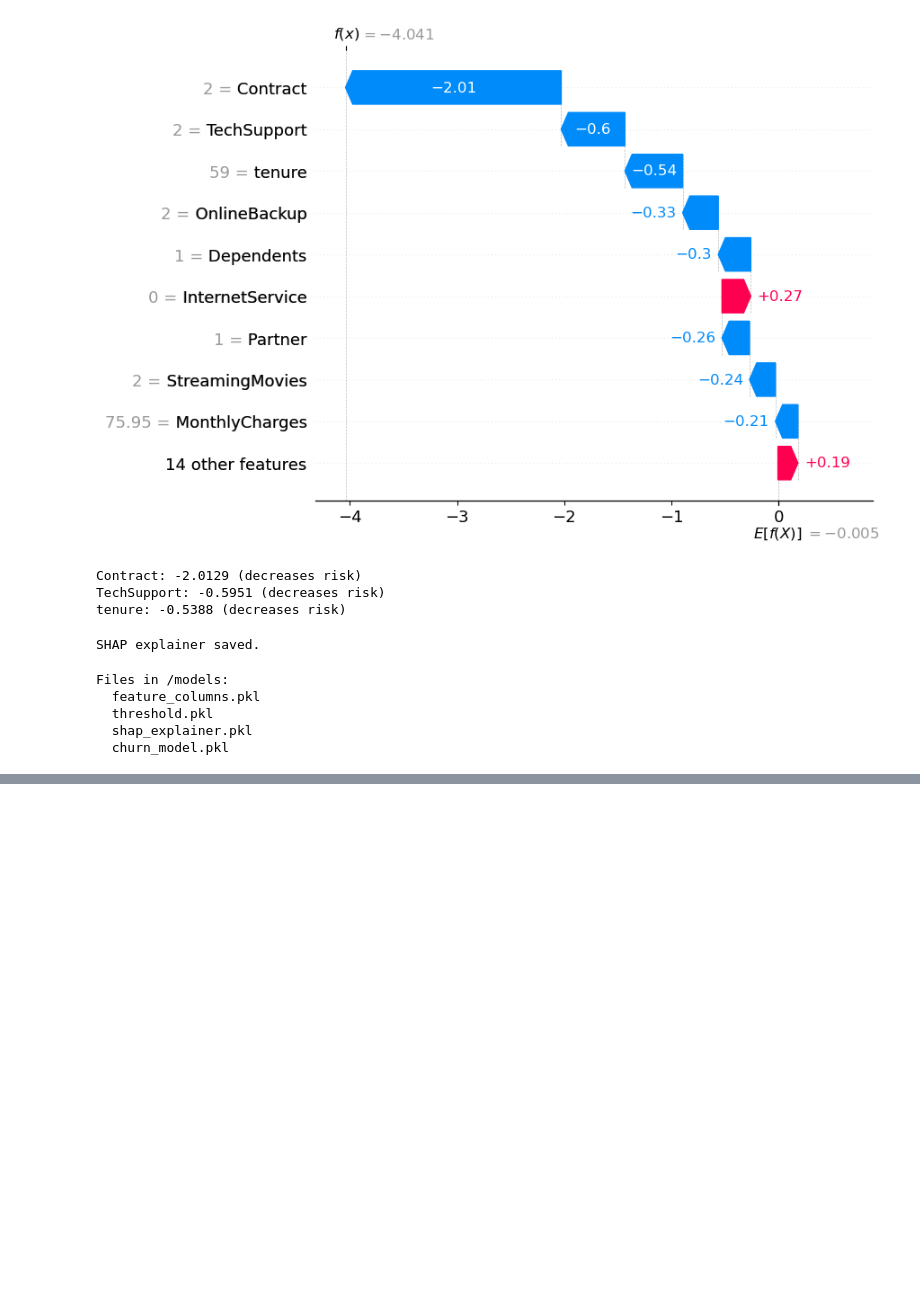
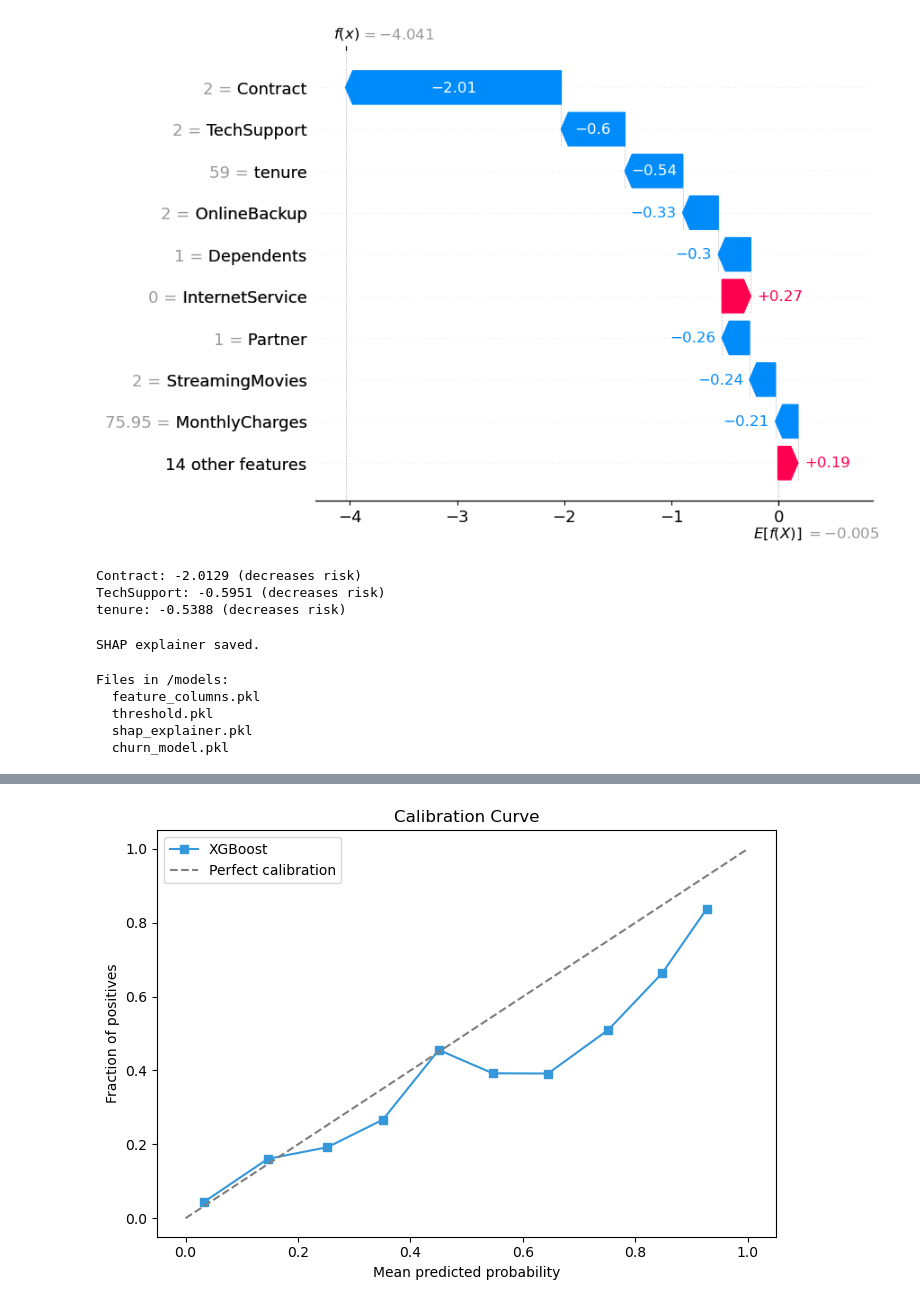
Before and after one commit to shaheerr1/churn-radar, a Jupyter notebook: backend/notebooks/exploration.ipynb, the cells around one changed output, grey strips where cells are left out. Drawn from its saved outputs; the diff is of its cells as text; code cells hidden in the pictures; blank space fills up the shorter version.

```diff
--- a/backend/notebooks/exploration.ipynb
+++ b/backend/notebooks/exploration.ipynb
@@ -436,0 +494,16 @@ Files in /models:
+# %%
+from sklearn.calibration import calibration_curve
+
+fraction_pos, mean_pred = calibration_curve(y_test, y_pred_proba, n_bins=10)
+
+plt.figure(figsize=(7, 5))
+plt.plot(mean_pred, fraction_pos, 's-', color='#3498db', label='XGBoost')
+plt.plot([0, 1], [0, 1], '--', color='gray', label='Perfect calibration')
+plt.xlabel('Mean predicted probability')
+plt.ylabel('Fraction of positives')
+plt.title('Calibration Curve')
+plt.legend()
+plt.tight_layout()
+plt.show()
+# %% [output]
+[figure, added]
```
Also changed, not shown: parts of 5 cells of this notebook.
